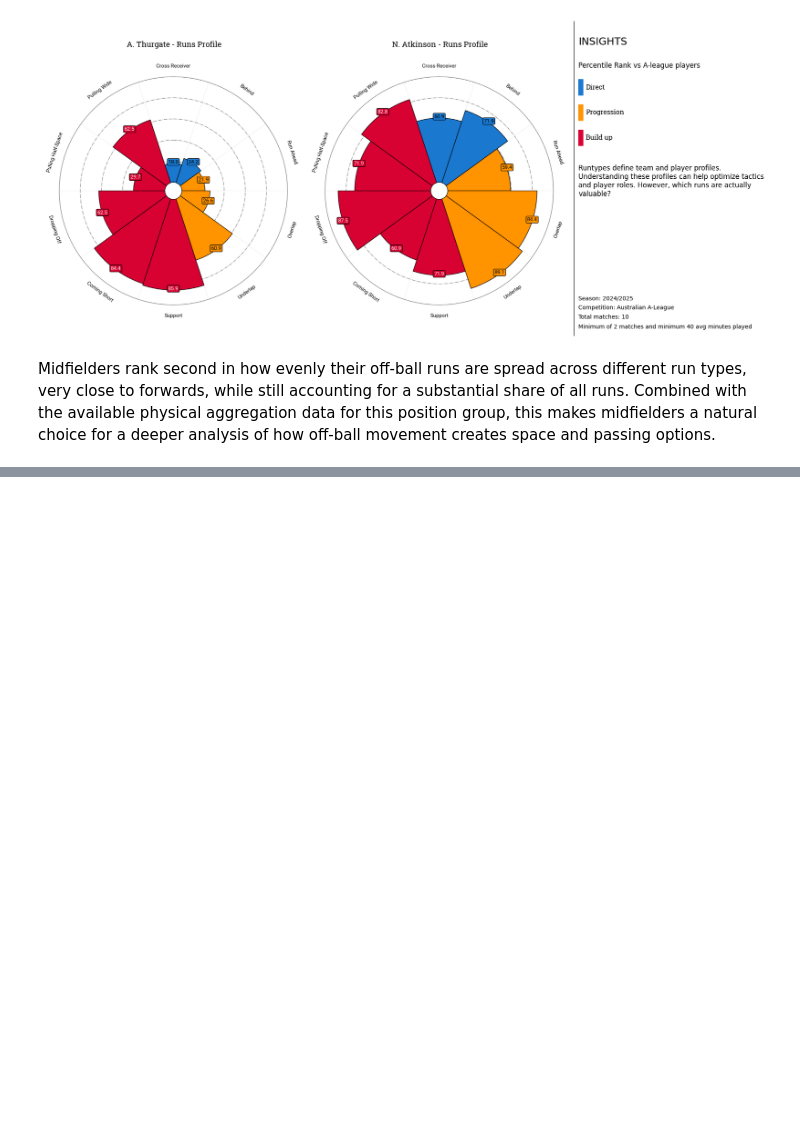
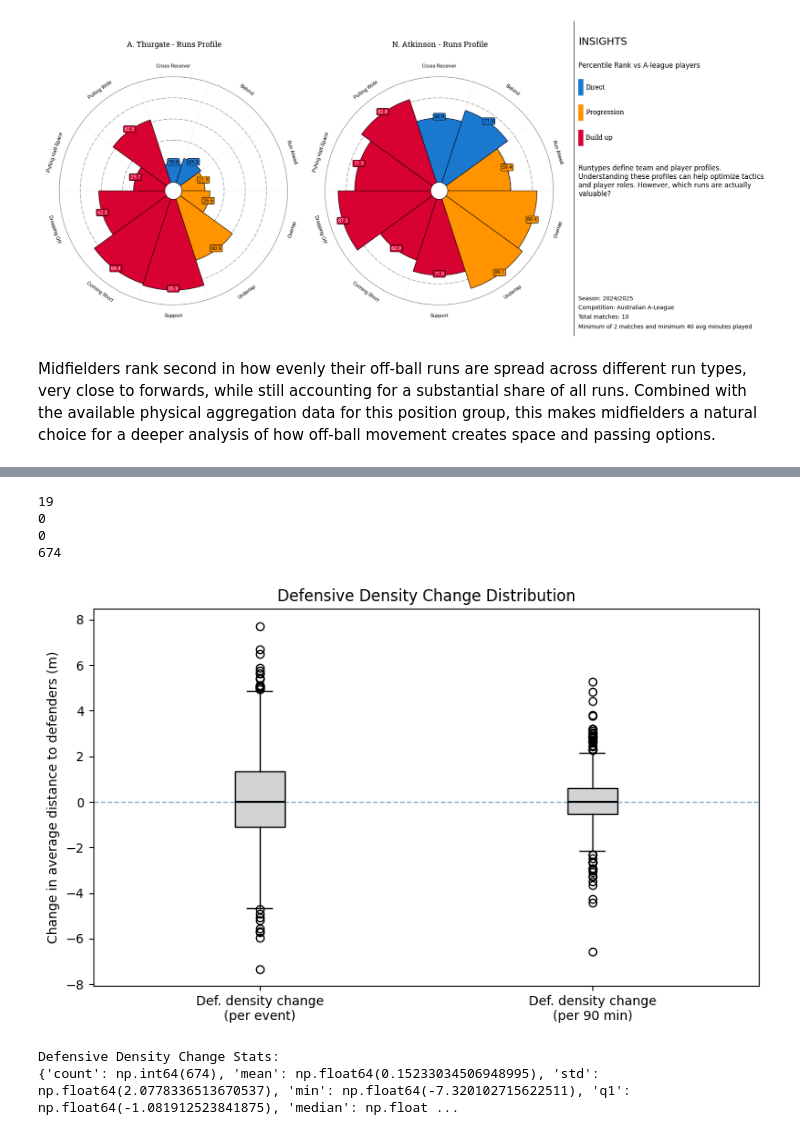
Before and after one commit to GabrielGausachs/analytics_cup_research, a Jupyter notebook: submission.ipynb, the cells around one changed output, grey strips where cells are left out. Drawn from its saved outputs; the diff is of its cells as text; code cells hidden in the pictures; blank space fills up the shorter version.

Commit message:
densitychange and physical data

```diff
--- a/submission.ipynb
+++ b/submission.ipynb
@@ -13,7 +8,7 @@ and then the DEEP ANALYSIS and metrics creation
 # %%
 # load matches
-matches_json_path = os.path.join(os.getcwd(), "src/data/matches.json")
-all_tracking, dynamic_events_all, all_metadata = load_matches(matches_json_path)
+data_path = os.path.join(os.getcwd(), "src/data")
+all_tracking, dynamic_events_all, all_metadata = load_matches(data_path)
 # %%
 # analysis of off ball runs per 90 minutes
 a_obr_per_subtype(all_tracking,dynamic_events_all)
@@ -35,3 +30,6 @@ a_obr_per_subtype_per_player(all_metadata, dynamic_events_all, players_names = [
 [figure]
 # %% [markdown]
 Midfielders rank second in how evenly their off‑ball runs are spread across different run types, very close to forwards, while still accounting for a substantial share of all runs. Combined with the available physical aggregation data for this position group, this makes midfielders a natural choice for a deeper analysis of how off‑ball movement creates space and passing options.
+# %%
+mid_obr = metric_ddc(dynamic_events_all, all_tracking, all_metadata, min_matches=2, min_avg_minutes_played=40)
+print(mid_obr["def_density_change_per90min"])
@@ -37,0 +49,13 @@ Midfielders rank second in how evenly their off‑ball runs are spread across di
+# %%
+# print unique player ids
+print(len(mid_obr["player_id"].unique()))
+
+# print number of nan values in def_density_change_per90min
+print(mid_obr["def_density_change_per90min"].isna().sum())
+print(mid_obr["def_density_change"].isna().sum())
+print(len(mid_obr))
+# %% [output]
+19
+0
+0
+674
@@ -37,0 +107,4 @@ Midfielders rank second in how evenly their off‑ball runs are spread across di
+# %%
+plot_def_density_boxplots(mid_obr)
+# %% [output]
+[figure, added]
@@ -37,0 +142,8 @@ Midfielders rank second in how evenly their off‑ball runs are spread across di
+# %%
+stats_def_density = boxplot_stats(mid_obr["def_density_change"])
+
+print("Defensive Density Change Stats:")
+print(stats_def_density)
+# %% [output]
+Defensive Density Change Stats:
+{'count': np.int64(674), 'mean': np.float64(0.15233034506948995), 'std': np.float64(2.0778336513670537), 'min': np.float64(-7.320102715622511), 'q1': np.float64(-1.081912523841875), 'median': np.float ...
```
Also changed, not shown: parts of 5 cells of this notebook, 8 other files.
